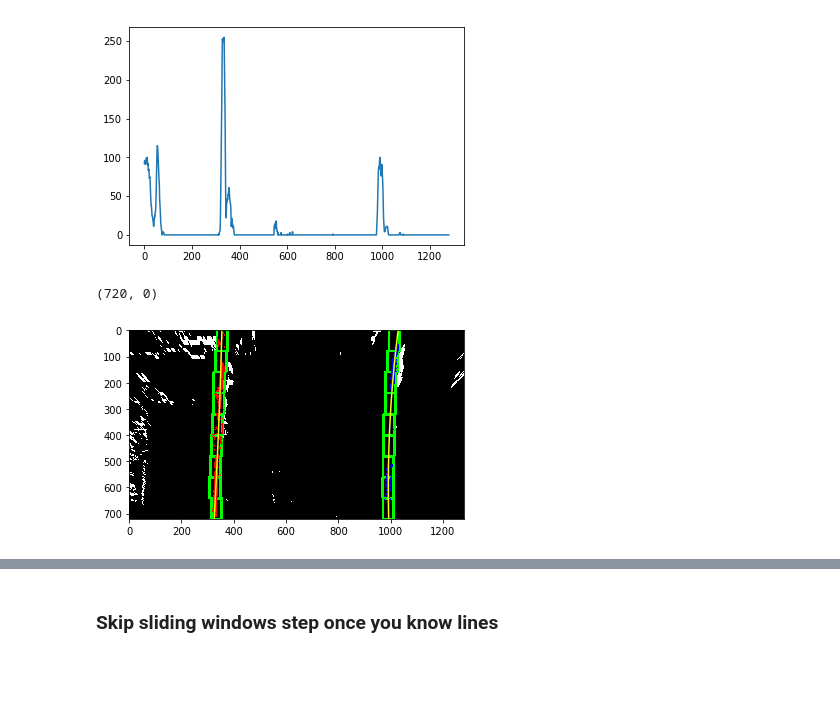
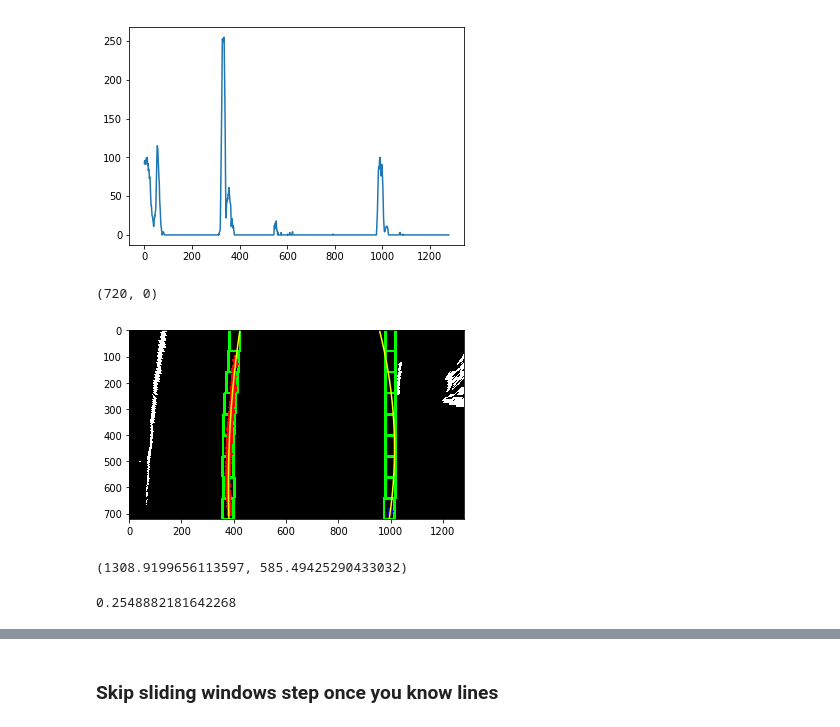
Before and after one commit to gwwang16/CarND-Advanced-Lane-Lines, a Jupyter notebook: lane_finding.ipynb, the cells around one changed output, grey strips where cells are left out. Cells and saved outputs as stored; diff of their text form; code cells hidden in the pictures; blank space fills up the shorter version.

```diff
--- a/lane_finding.ipynb
+++ b/lane_finding.ipynb
@@ -346,16 +322,20 @@ right_fit = np.polyfit(righty, rightx, 2)
-# %%
-# Generate x and y values for plotting
-ploty = np.linspace(0, warped.shape[0]-1, warped.shape[0] )
-left_fitx = left_fit[0]*ploty**2 + left_fit[1]*ploty + left_fit[2]
-right_fitx = right_fit[0]*ploty**2 + right_fit[1]*ploty + right_fit[2]
-
-out_img[nonzeroy[left_lane_idx], nonzerox[left_lane_idx]] = [255, 0, 0]
-out_img[nonzeroy[right_lane_idx], nonzerox[right_lane_idx]] = [0, 0, 255]
-plt.imshow(out_img)
-plt.plot(left_fitx, ploty, color='yellow')
-plt.plot(right_fitx, ploty, color='yellow')
-plt.xlim(0, 1280)
-plt.ylim(720, 0)
-# %% [output]
-(720, 0)
-[figure, removed]
+# %%
+out_img,lines = find_lines_initial(warped)
+plt.imshow(out_img)
+plt.plot(lines['left_fitx'], lines['ploty'], color='yellow')
+plt.plot(lines['right_fitx'], lines['ploty'], color='yellow')
+plt.xlim(0, 1280)
+plt.ylim(720, 0)
+# %% [output]
+(720, 0)
+[figure, added]
+# %%
+left,right = curvature(lines)
+left,right
+# %% [output]
+(1308.9199656113597, 585.49425290433032)
+# %%
+position = position(lines)
+position
+# %% [output]
+0.2548882181642268
```
Also changed, not shown: parts of 29 cells of this notebook, 20 other files.
